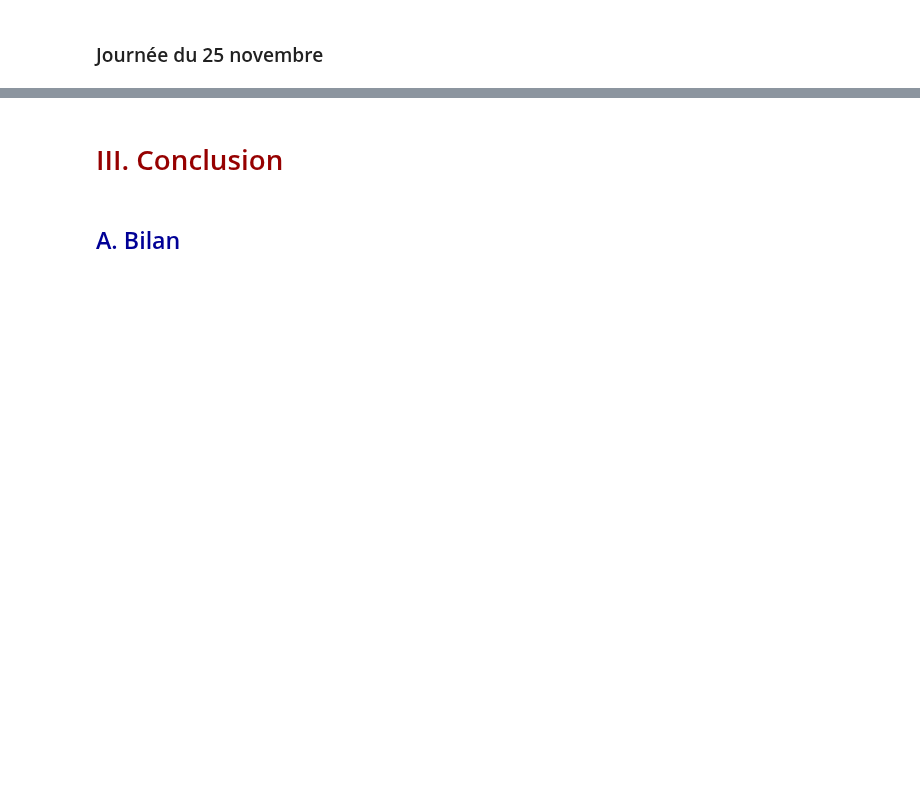
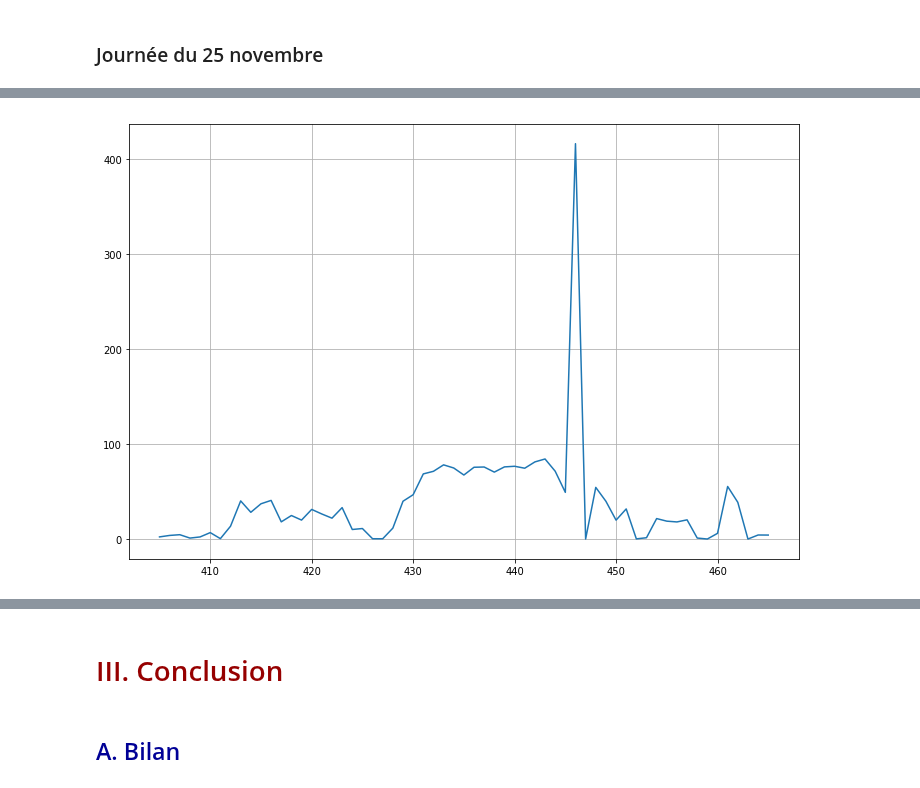
Before and after one commit to AmigoCap/GPSFlow, a Jupyter notebook: 4-StayPoint.ipynb, the cells around one changed output, grey strips where cells are left out. Saved outputs shown, nothing was run; the diff lists cells and outputs as text; code cells hidden in the pictures; blank space fills up the shorter version.

```diff
--- a/4-StayPoint.ipynb
+++ b/4-StayPoint.ipynb
@@ -306,0 +338,10 @@ On remarque donc que l'algorithme semble très bien fonctionner pour la détecti
+# %%
+segNum=12
+segment = stay_point_df2[stay_point_df2['segment_mouvement'] == segNum]
+segment_mouvement = segment[segment['is_mouvement'] == True ]
+plt.figure(figsize=(12,8))
+plt.grid(True)
+plt.plot(segment_mouvement['velocity'])
+plt.show()
+# %% [output]
+[figure, added]
```
Also changed, not shown: parts of 14 cells of this notebook.
